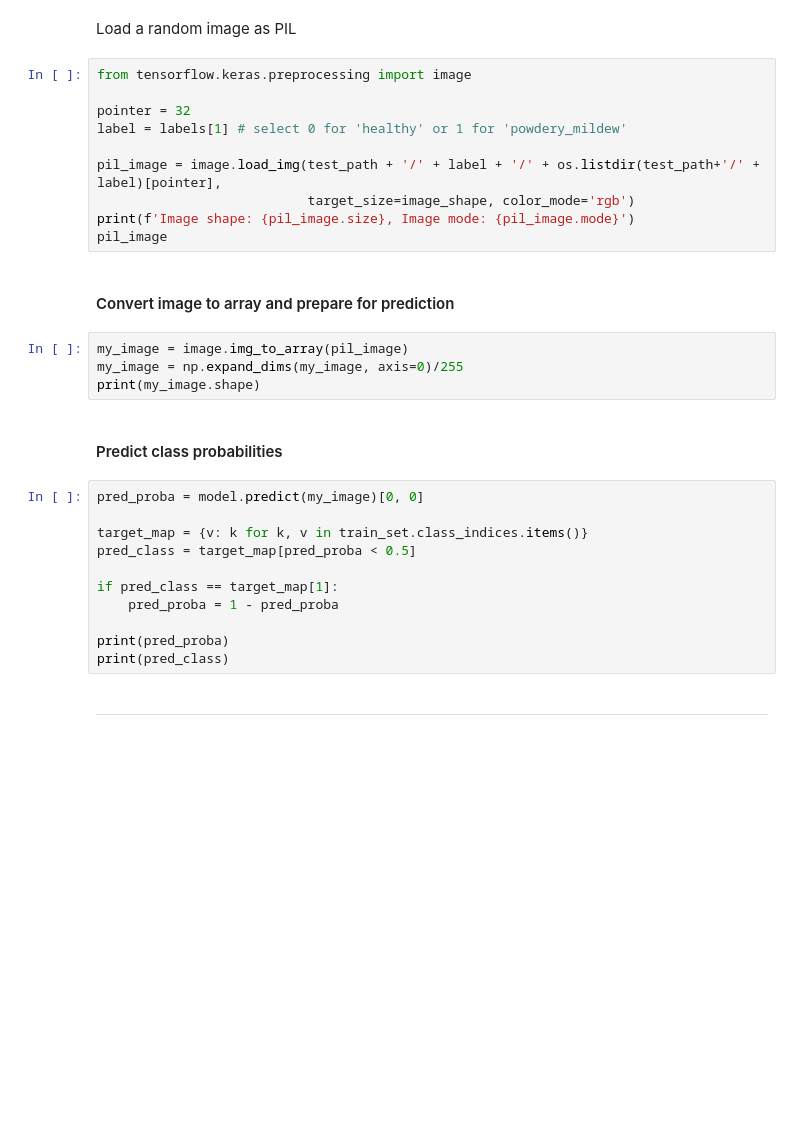
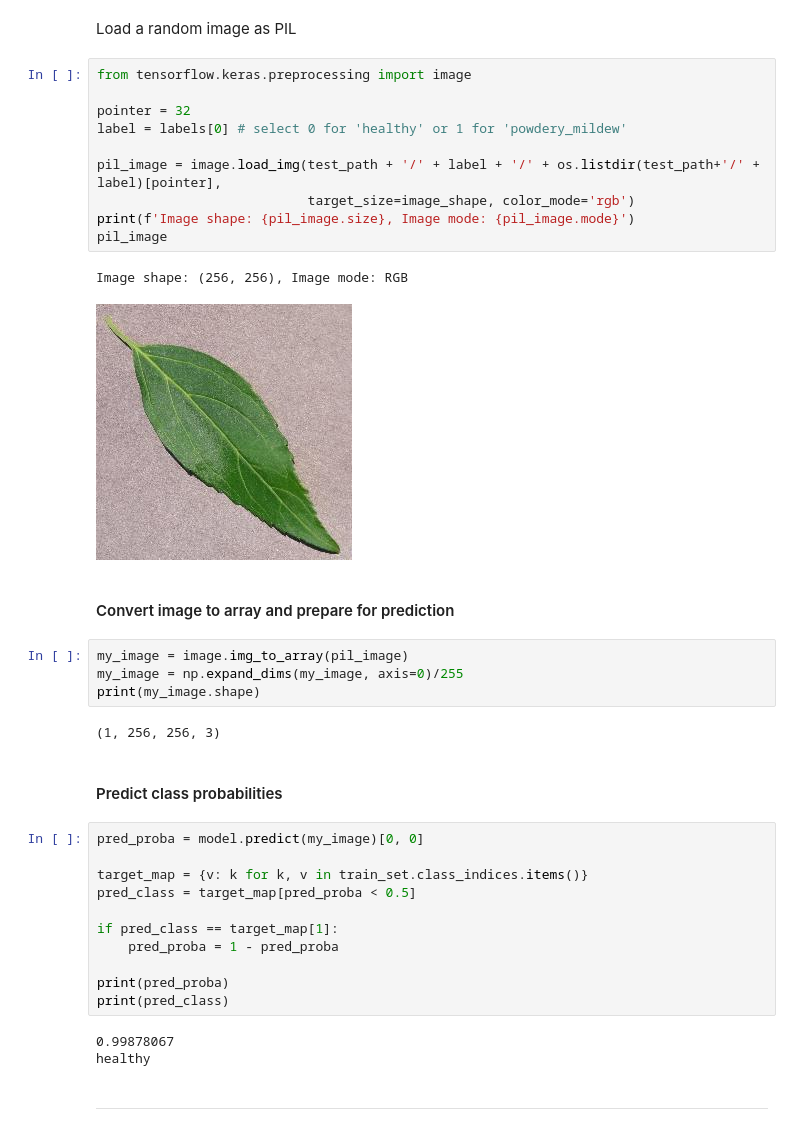
Before and after one commit to Cal009/mildew-in-cherry-trees, a Jupyter notebook: jupyter_notebooks/Modelling and Evaluating.ipynb, the cells around one changed output. Drawn from its saved outputs; the diff is of its cells as text; blank space fills up the shorter version.

```diff
--- a/jupyter_notebooks/Modelling and Evaluating.ipynb
+++ b/jupyter_notebooks/Modelling and Evaluating.ipynb
@@ -348,19 +450,24 @@ Load a random image as PIL
 # %%
 from tensorflow.keras.preprocessing import image
 
 pointer = 32
-label = labels[1] # select 0 for 'healthy' or 1 for 'powdery_mildew'
+label = labels[0] # select 0 for 'healthy' or 1 for 'powdery_mildew'
 
 pil_image = image.load_img(test_path + '/' + label + '/' + os.listdir(test_path+'/' + label)[pointer],
                            target_size=image_shape, color_mode='rgb')
 print(f'Image shape: {pil_image.size}, Image mode: {pil_image.mode}')
 pil_image
+# %% [output]
+Image shape: (256, 256), Image mode: RGB
+[figure, added]
 # %% [markdown]
 #### Convert image to array and prepare for prediction
 # %%
 my_image = image.img_to_array(pil_image)
 my_image = np.expand_dims(my_image, axis=0)/255
 print(my_image.shape)
+# %% [output]
+(1, 256, 256, 3)
 # %% [markdown]
 #### Predict class probabilities
 # %%
@@ -374,6 +481,9 @@ if pred_class == target_map[1]:
 
 print(pred_proba)
 print(pred_class)
+# %% [output]
+0.99878067
+healthy
 # %% [markdown]
 ---
 # %% [markdown]
```
Also changed, not shown: parts of 19 cells of this notebook, 4 other files.
